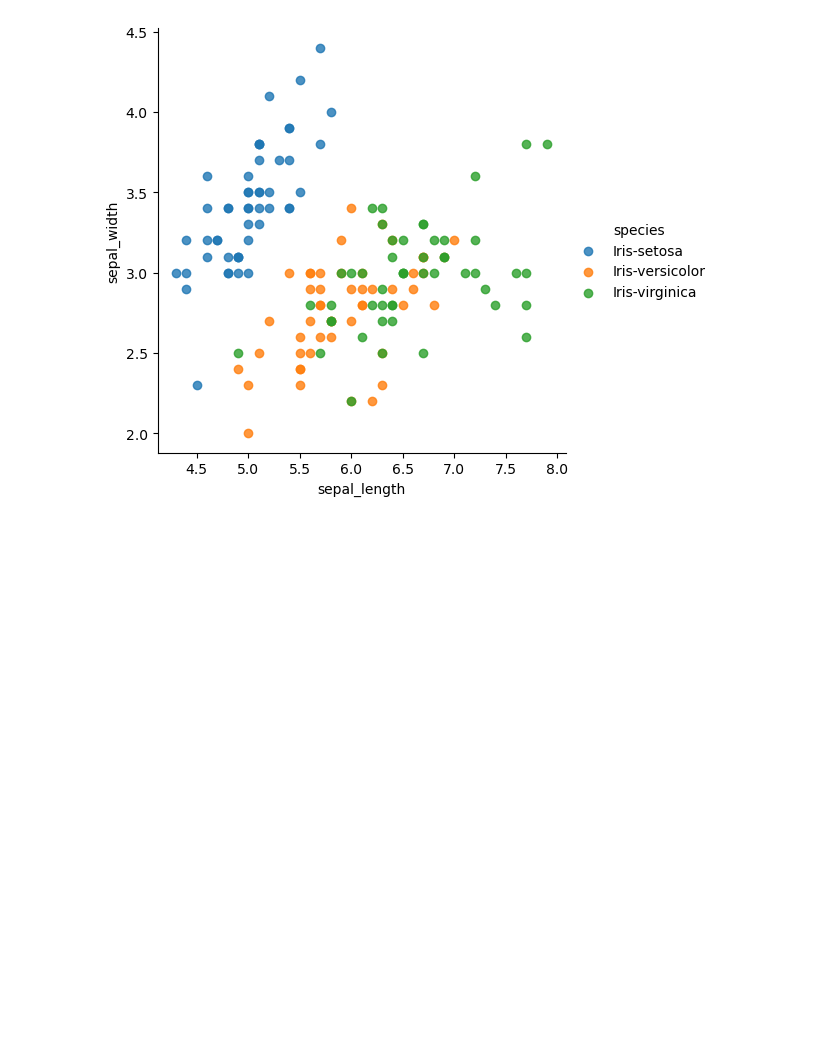
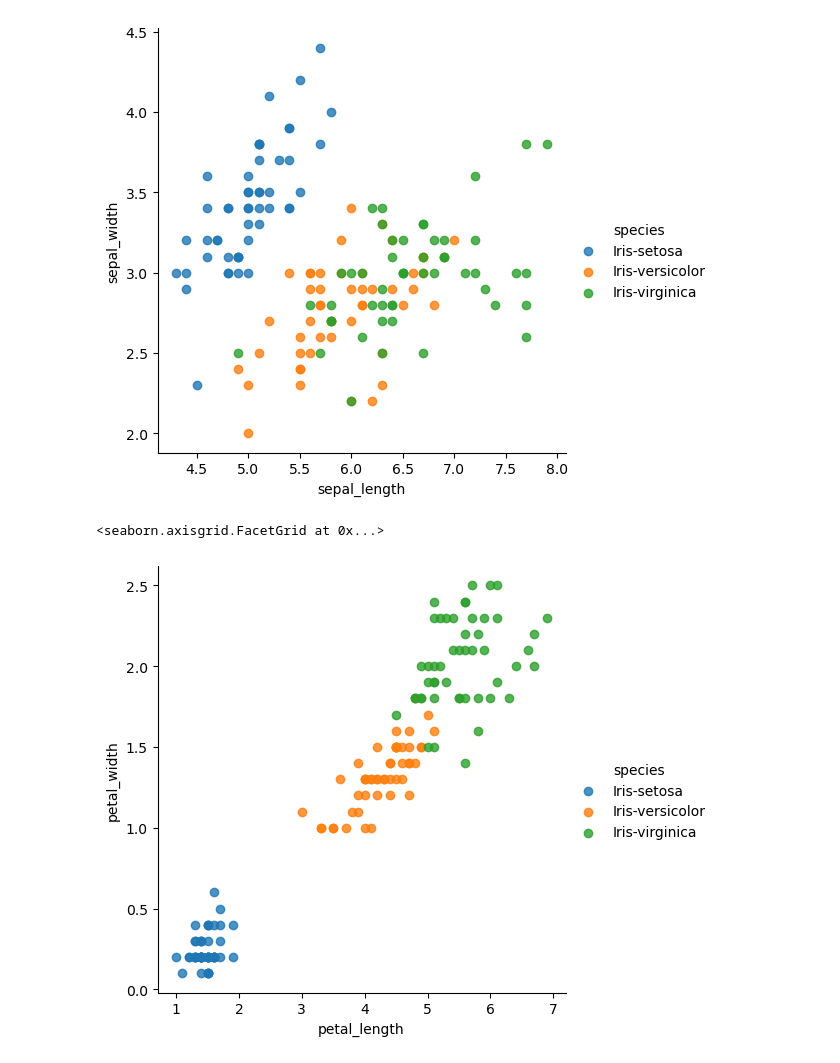
Before and after one commit to JpLimags/Classifier_Iris, a Jupyter notebook: classifier_iris.ipynb, the cells around one changed output. Drawn from its saved outputs; the diff is of its cells as text; code cells hidden in the pictures; blank space fills up the shorter version.

```diff
--- a/classifier_iris.ipynb
+++ b/classifier_iris.ipynb
@@ -80,3 +120,8 @@ sns.lmplot(x="sepal_length", y="sepal_width", fit_reg=False, hue='species', data
 # %% [output]
 <seaborn.axisgrid.FacetGrid at 0x...>
 [figure]
+# %%
+sns.lmplot(x="petal_length", y="petal_width", fit_reg=False, hue='species', data=df)
+# %% [output]
+<seaborn.axisgrid.FacetGrid at 0x...>
+[figure, added]
```
Also changed, not shown: parts of 31 cells of this notebook.
